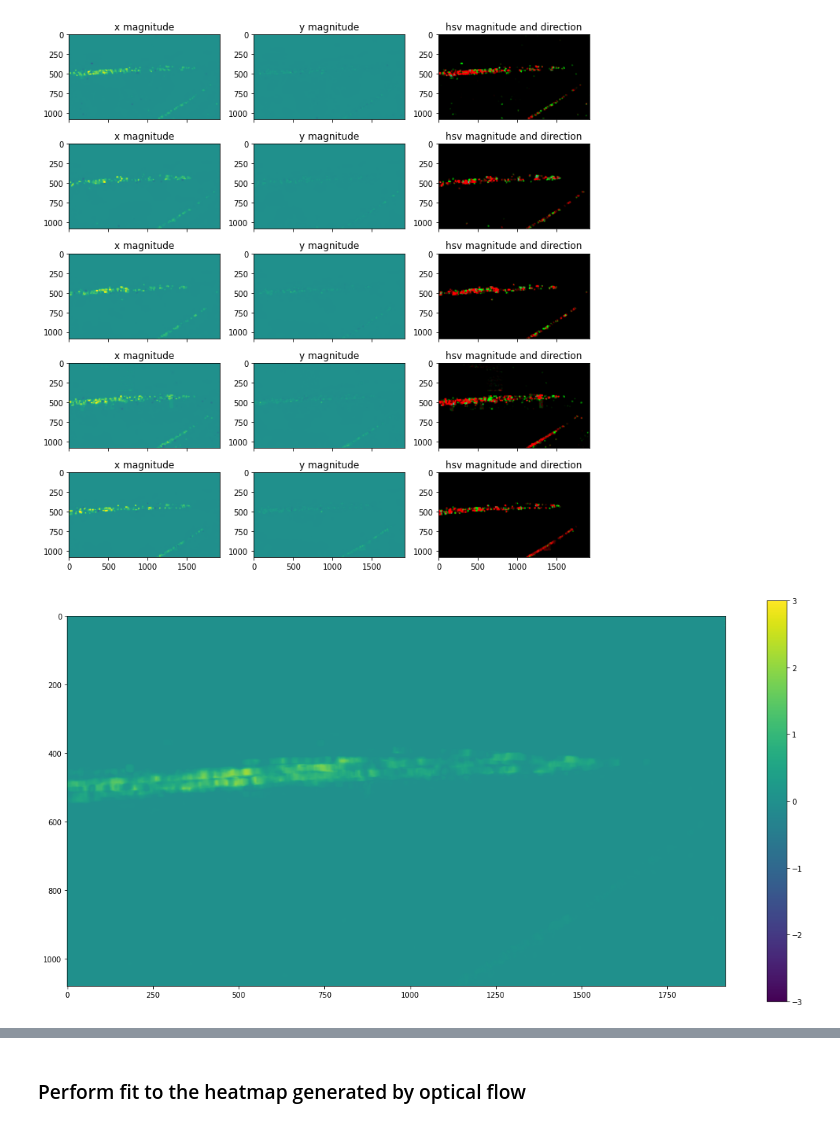
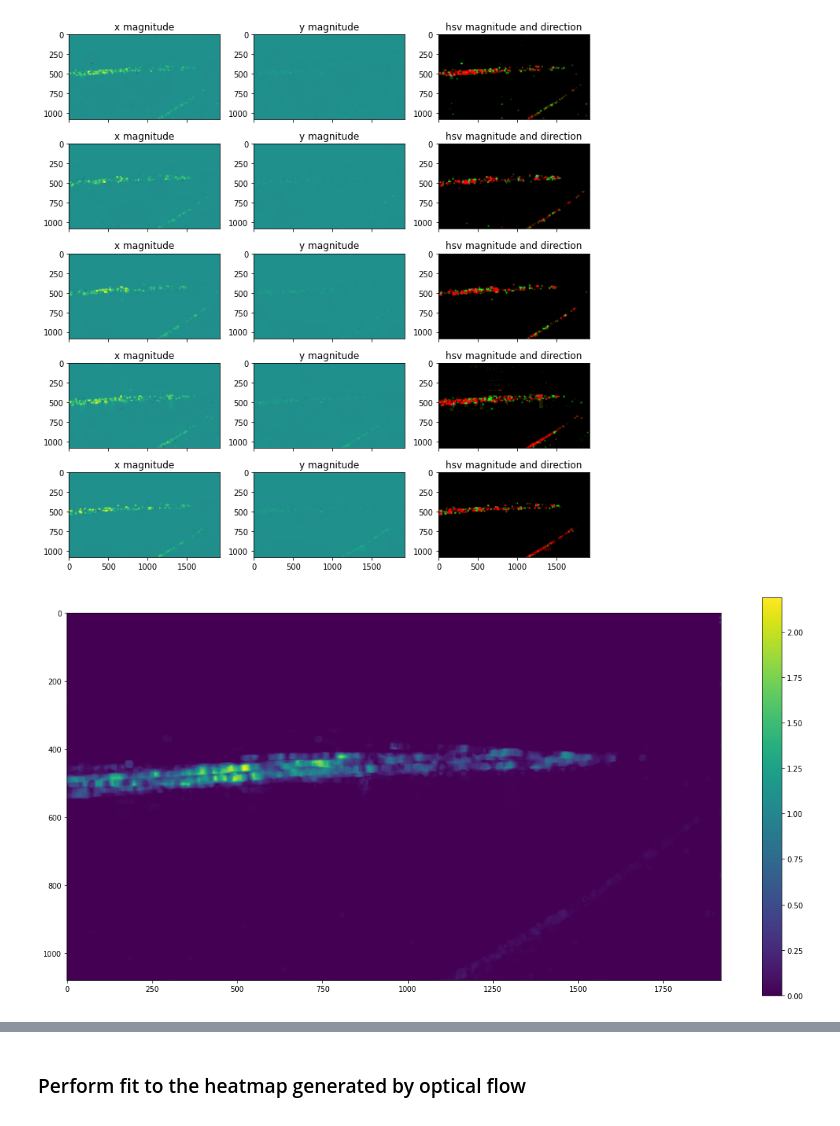
Before and after one commit to sjobeek/surfbreak, a Jupyter notebook: 02_wave_detection.ipynb, the cells around one changed output, grey strips where cells are left out. Saved outputs shown, nothing was run; the diff lists cells and outputs as text; code cells hidden in the pictures.

```diff
--- a/03_wave_detection.ipynb
+++ b/02_wave_detection.ipynb
@@ -62,17 +68,16 @@ import cv2
 def dense_optical_flow(image_cube, start_idx=0, n_flows=None, step_size=1):
     """xy flow:  X is down, Y is to right in image space
        hsv flow: hue/saturation encode direction, value (magnitude) is in index 2"""
-
     if n_flows is None:
-        n_flows = (image_cube.shape[-1] - 1) // step_size
+        n_flows = (image_cube.shape[-1] // step_size) - 1
 
     prv_img = image_cube[:,:,start_idx]
     hsv = np.zeros((prv_img.shape[0], prv_img.shape[1], 3), dtype='float32')
     hsv[...,1] = 255
     flows = []
     hsv_flows = []
-    for i in range(n_flows):
-        next_img = image_cube[:,:,step_size*i + start_idx + step_size]
+    for i in range(n_flows-1):
+        next_img = image_cube[:,:,step_size*(i+1) + start_idx]
         flow = cv2.calcOpticalFlowFarneback(prv_img,next_img, None, 0.5, 3, 15, 3, 5, 1.2, 0)
         flows.append(flow)
 
@@ -120,12 +125,13 @@ Clipping input data to the valid range for imshow with RGB data ([0..1] for floa
 Clipping input data to the valid range for imshow with RGB data ([0..1] for floats or [0..255] for integers).
 [figure]
 # %%
+
 mean_xflow = xy_cube[:,:,0,:].mean(axis=2)
 mean_yflow = xy_cube[:,:,1,:].mean(axis=2)
 mean_flow_mag = np.sqrt(mean_yflow*mean_yflow + mean_xflow*mean_xflow)
 plt.figure(figsize=(20,10))
-im = plt.imshow(mean_flow_mag, vmin=-3, vmax=3)
+im = plt.imshow(mean_flow_mag)
 plt.colorbar(im)
 plt.show()
 # %% [output]
-[figure, old version]
+[figure, new version]
```
Also changed, not shown: parts of 14 cells of this notebook, 6 other files.
